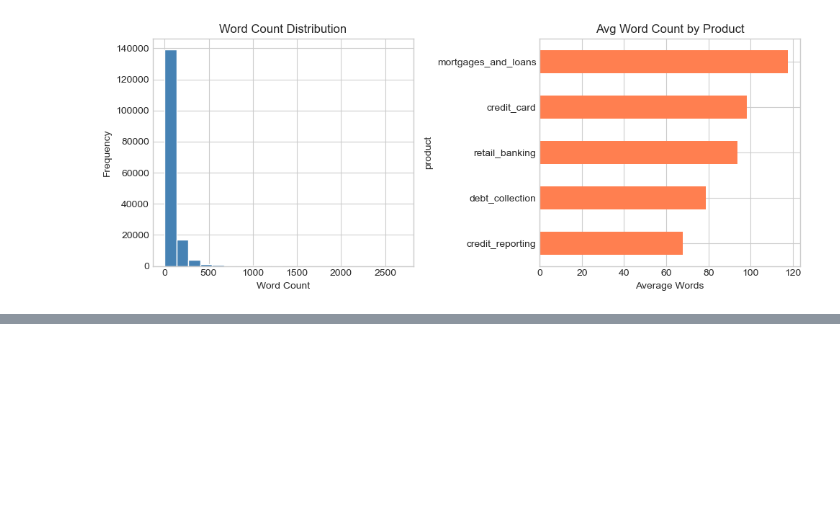
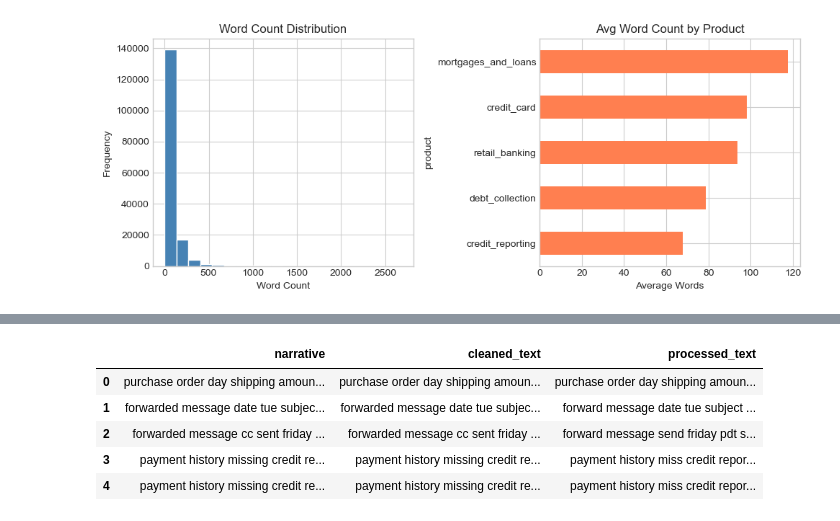
Before and after one commit to Parina89/Project-1-AI-driven-citizen-grievance-and-sentiment-analysis-, a Jupyter notebook: Week1_EDA_Grievance_NLP.ipynb, the cells around one changed output, grey strips where cells are left out. Saved outputs shown, nothing was run; the diff lists cells and outputs as text; code cells hidden in the pictures; blank space fills up the shorter version.

Commit message:
eda and text preprocessing

```diff
--- a/Week1_EDA_Grievance_NLP.ipynb
+++ b/Week1_EDA_Grievance_NLP.ipynb
@@ -166,0 +182,45 @@ max     20596.000000    2685.000000
+# %%
+import re
+import spacy
+from nltk.corpus import stopwords
+from tqdm import tqdm
+
+# Load spaCy faster
+nlp = spacy.load("en_core_web_sm", disable=["parser", "ner"])
+
+STOPWORDS = set(stopwords.words("english"))
+
+def clean_text(text):
+    text = str(text).lower()
+    text = re.sub(r"http\S+|www\S+", "", text)
+    text = re.sub(r"[^a-z\s]", "", text)
+    text = re.sub(r"\s+", " ", text).strip()
+    return text
+
+# Clean text
+df["cleaned_text"] = df["narrative"].fillna("").apply(clean_text)
+
+# Fast lemmatization using nlp.pipe
+processed_texts = []
+
+for doc in tqdm(nlp.pipe(df["cleaned_text"], batch_size=1000), total=len(df)):
+    tokens = [
+        token.lemma_
+        for token in doc
+        if token.text not in STOPWORDS
+        and len(token.text) > 2
+    ]
+    processed_texts.append(" ".join(tokens))
+
+df["processed_text"] = processed_texts
+# %%
+# Verify preprocessing results
+# Verify preprocessing results
+df[['narrative', 'cleaned_text', 'processed_text']].head(5)
+# %% [output]
+|  | narrative | cleaned_text | processed_text |
+| 0 | purchase order day shipping amoun... | purchase order day shipping amoun... | purchase order day shipping amoun... |
+| 1 | forwarded message date tue subjec... | forwarded message date tue subjec... | forward message date tue subject ... |
+| 2 | forwarded message cc sent friday ... | forwarded message cc sent friday ... | forward message send friday pdt s... |
+| 3 | payment history missing credit re... | payment history missing credit re... | payment history miss credit repor... |
+| 4 | payment history missing credit re... | payment history missing credit re... | payment history miss credit repor... |
```
Also changed, not shown: parts of 5 cells of this notebook, 1 other file.
